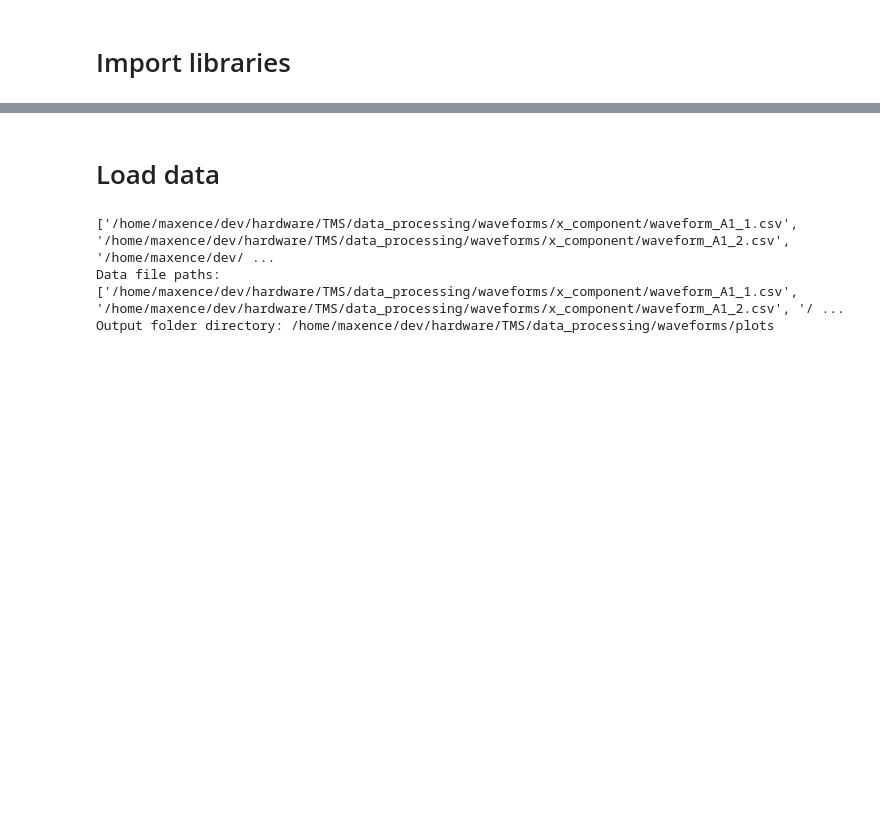
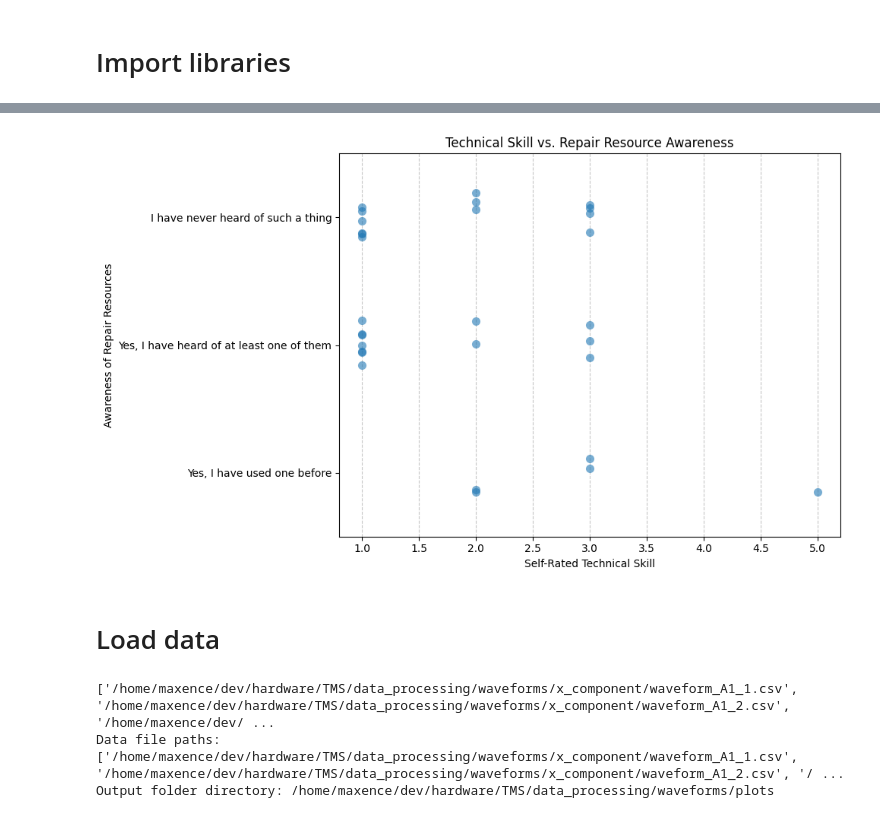
Before and after one commit to mLapatrie/TMS, a Jupyter notebook: data_processing/plot_Efield_map.ipynb, the cells around one changed output, grey strips where cells are left out. Drawn from its saved outputs; the diff is of its cells as text; code cells hidden in the pictures; blank space fills up the shorter version.

```diff
--- a/data_processing/plot_Efield_map.ipynb
+++ b/data_processing/plot_Efield_map.ipynb
@@ -11,3 +31,51 @@ from matplotlib.patches import Circle
+# %%
+import pandas as pd
+import seaborn as sns
+import matplotlib.pyplot as plt
+
+# Define file path and target columns
+file_path = "Consumer Perception of Electronics Repair & Trust (Responses) - Form Responses 1.csv"
+x_col = "How would you rate your technical skills, for example how comfortable would you be repairing your own phone if the screen cracked."
+y_col = "Are you aware of online resources empowering the user to repair their own devices (e.g., iFixIt)."
+
+# Load data
+df = pd.read_csv(file_path)
+
+# Clean data
+df_plot = df.dropna(subset=[x_col, y_col])
+
+# Define Y-axis order for logical progression
+y_order = [
+    "I have never heard of such a thing",
+    "Yes, I have heard of at least one of them",
+    "Yes, I have used one before"
+]
+
+# Initialize plot
+plt.figure(figsize=(10, 6))
+
+# Create jittered scatter plot
+sns.stripplot(
+    data=df_plot,
+    x=x_col,
+    y=y_col,
+    order=y_order,
+    jitter=0.2,
+    alpha=0.6,
+    size=8
+)
+
+# Format axes and title
+plt.title("Technical Skill vs. Repair Resource Awareness")
+plt.xlabel("Self-Rated Technical Skill")
+plt.ylabel("Awareness of Repair Resources")
+plt.grid(axis='x', linestyle='--', alpha=0.7)
+plt.tight_layout()
+
+# Display plot
+plt.show()
+# %% [output]
+[figure, added]
 # %% [markdown]
 # Load data
 # %%
```
Also changed, not shown: parts of 16 cells of this notebook, 15 other files.
